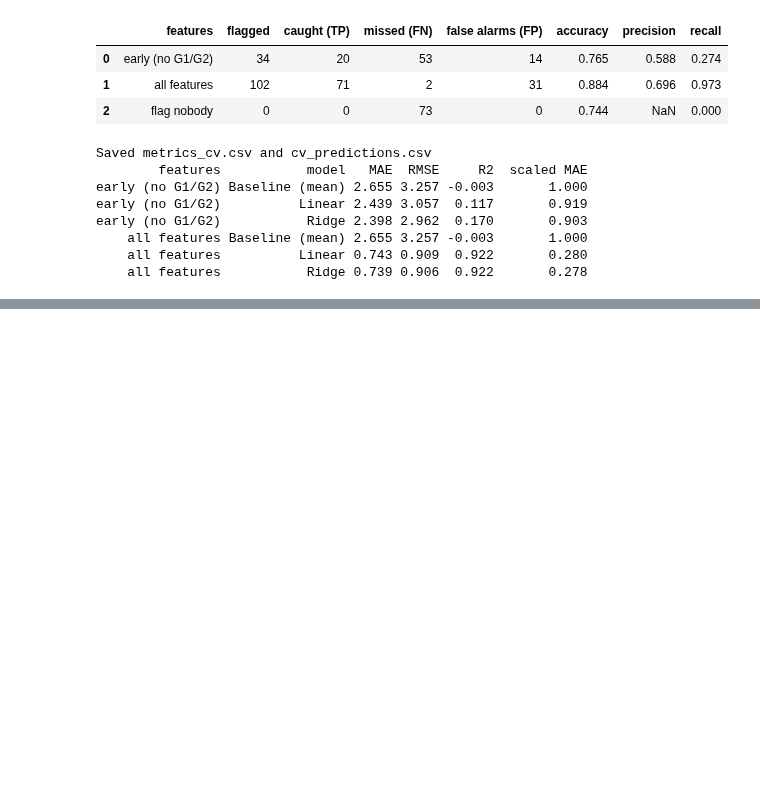
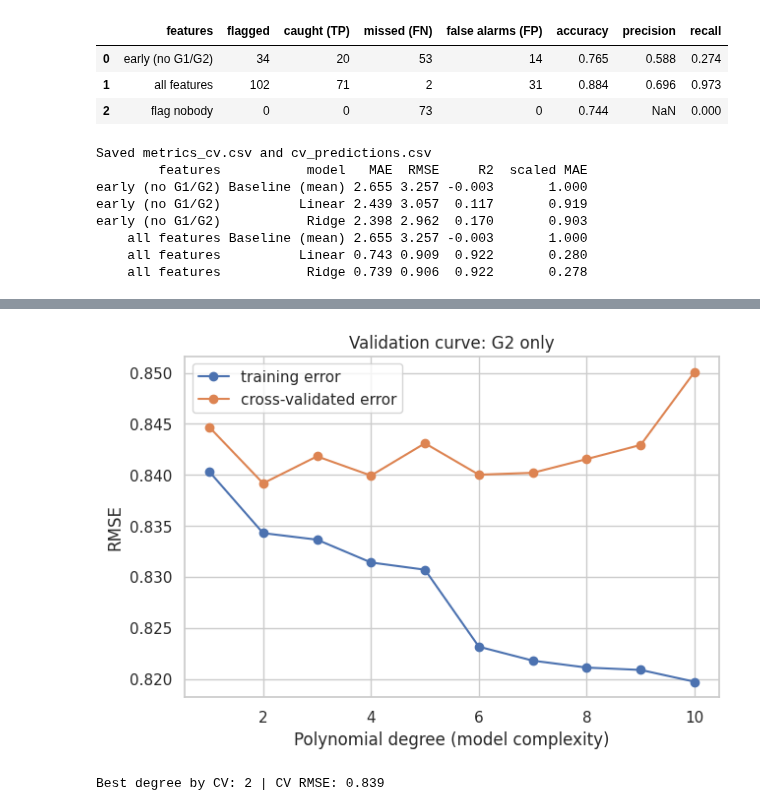
Before and after one commit to buntyedutainer/student-performance-ai, a Jupyter notebook: project.ipynb, the cells around one changed output, grey strips where cells are left out. Cells and saved outputs as stored; diff of their text form; code cells hidden in the pictures; blank space fills up the shorter version.

```diff
--- a/project.ipynb
+++ b/project.ipynb
@@ -2310,3 +2310,30 @@ early (no G1/G2)           Ridge 2.398 2.962  0.170       0.903
     all features Baseline (mean) 2.655 3.257 -0.003       1.000
     all features          Linear 0.743 0.909  0.922       0.280
     all features           Ridge 0.739 0.906  0.922       0.278
+# %%
+# Cell 120: setup
+import json
+import numpy as np
+import pandas as pd
+import matplotlib.pyplot as plt
+import seaborn as sns
+from sklearn.model_selection import (KFold, cross_val_score, learning_curve,
+                                     validation_curve, GridSearchCV)
+from sklearn.preprocessing import StandardScaler, PolynomialFeatures
+from sklearn.pipeline import make_pipeline
+from sklearn.linear_model import LinearRegression, Ridge
+from sklearn.tree import DecisionTreeRegressor
+from sklearn.dummy import DummyRegressor
+from sklearn.metrics import mean_squared_error
+
+sns.set_theme(style="whitegrid")
+train = pd.read_csv("train.csv")
+y = train["G3"]
+X_all = train.drop(columns="G3")
+X_early = X_all.drop(columns=["G1", "G2"])
+feature_sets = {"early (no G1/G2)": X_early, "all features": X_all}
+
+cv = KFold(n_splits=5, shuffle=True, random_state=42)
+scoring = "neg_root_mean_squared_error"
+base_rmse = -cross_val_score(DummyRegressor(), X_all, y, cv=cv, scoring=scoring).mean()
+print("Train:", train.shape, "| baseline CV RMSE (predict the mean):", round(base_rmse, 3))
@@ -2312,0 +2378,21 @@ early (no G1/G2)           Ridge 2.398 2.962  0.170       0.903
+# %%
+# Cell 122: validation curve for model complexity (polynomial degree on G2, all training students)
+degrees = np.arange(1, 11)
+Xg = ((train[["G2"]] - 10) / 5).values
+poly = make_pipeline(PolynomialFeatures(), LinearRegression())
+tr, va = validation_curve(poly, Xg, y, param_name="polynomialfeatures__degree",
+                          param_range=degrees, cv=cv, scoring=scoring)
+tr, va = -tr.mean(axis=1), -va.mean(axis=1)
+
+plt.figure(figsize=(7, 4.5))
+plt.plot(degrees, tr, "o-", label="training error")
+plt.plot(degrees, va, "o-", label="cross-validated error")
+plt.xlabel("Polynomial degree (model complexity)"); plt.ylabel("RMSE")
+plt.title("Validation curve: G2 only")
+plt.legend()
+plt.savefig("validation_poly.png", dpi=150, bbox_inches="tight")
+plt.show()
+print("Best degree by CV:", degrees[int(np.argmin(va))], "| CV RMSE:", va.min().round(3))
+# %% [output]
+[figure, added]
+Best degree by CV: 2 | CV RMSE: 0.839
```
Also changed, not shown: parts of 22 cells of this notebook.
